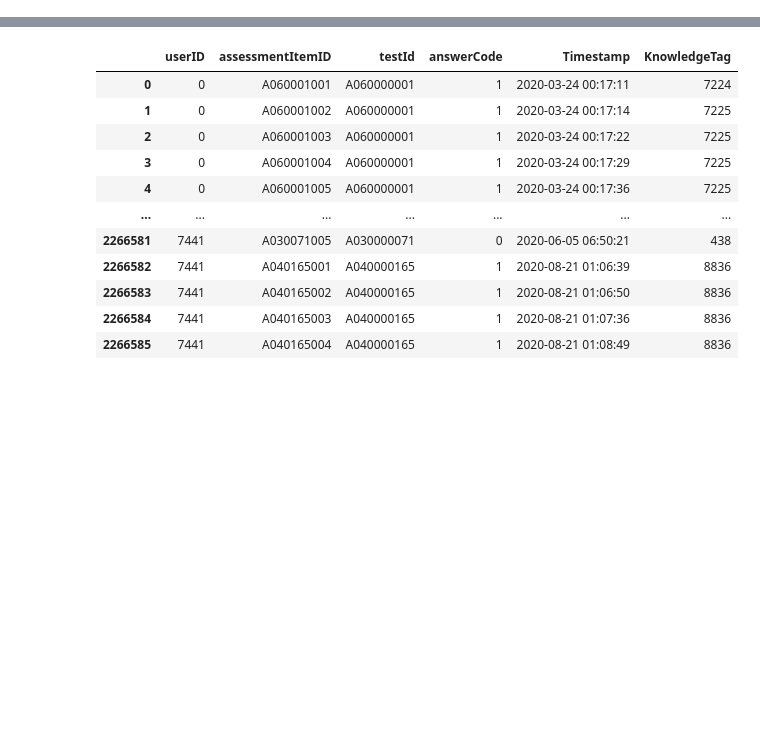
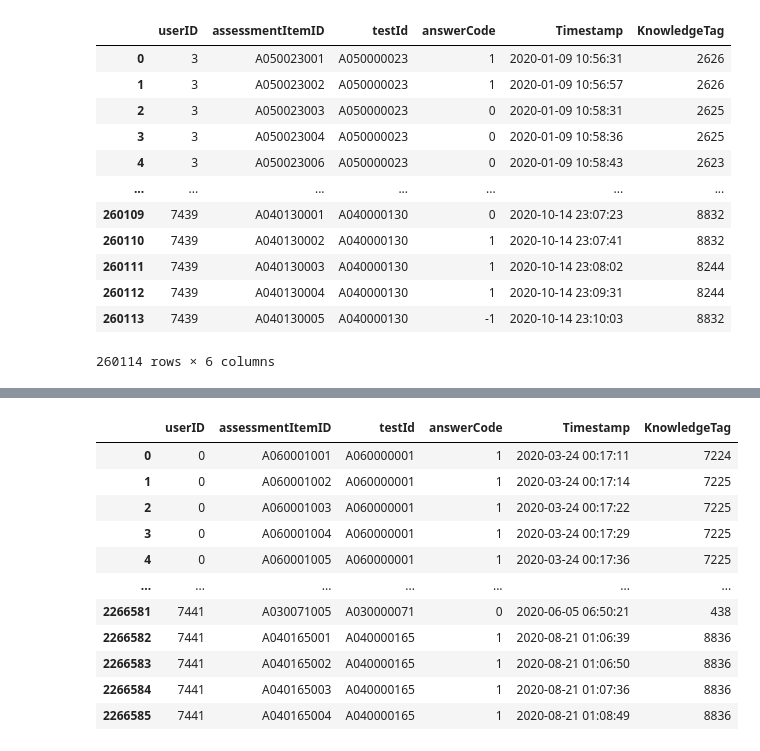
Before and after one commit to boostcampaitech4lv23recsys1/level2_dkt_recsys-level2-recsys-04, a Jupyter notebook: EDA/bae_eda.ipynb, the cells around one changed output, grey strips where cells are left out. Cells and saved outputs as stored; diff of their text form; code cells hidden in the pictures; blank space fills up the shorter version.

```diff
--- a/EDA/bae_eda.ipynb
+++ b/EDA/bae_eda.ipynb
@@ -1,9 +1,24 @@
 # %%
 import numpy as np
 import pandas as pd
 
 
 path = '/opt/ml/input/data/'
 
-train = pd.read_csv(path + 'train_data.csv')
-test = pd.read_csv(path + 'test_data.csv')
+train = pd.read_csv(path + 'train_data.csv', parse_dates=["Timestamp"])
+test = pd.read_csv(path + 'test_data.csv', parse_dates=["Timestamp"])
+test
+# %% [output]
+|  | userID | assessmentItemID | testId | answerCode | Timestamp | KnowledgeTag |
+| 0 | 3 | A050023001 | A050000023 | 1 | 2020-01-09 10:56:31 | 2626 |
+| 1 | 3 | A050023002 | A050000023 | 1 | 2020-01-09 10:56:57 | 2626 |
+| 2 | 3 | A050023003 | A050000023 | 0 | 2020-01-09 10:58:31 | 2625 |
+| 3 | 3 | A050023004 | A050000023 | 0 | 2020-01-09 10:58:36 | 2625 |
+| 4 | 3 | A050023006 | A050000023 | 0 | 2020-01-09 10:58:43 | 2623 |
+| ... | ... | ... | ... | ... | ... | ... |
+| 260109 | 7439 | A040130001 | A040000130 | 0 | 2020-10-14 23:07:23 | 8832 |
+| 260110 | 7439 | A040130002 | A040000130 | 1 | 2020-10-14 23:07:41 | 8832 |
+| 260111 | 7439 | A040130003 | A040000130 | 1 | 2020-10-14 23:08:02 | 8244 |
+| 260112 | 7439 | A040130004 | A040000130 | 1 | 2020-10-14 23:09:31 | 8244 |
+| 260113 | 7439 | A040130005 | A040000130 | -1 | 2020-10-14 23:10:03 | 8832 |
+260114 rows × 6 columns
```
Also changed, not shown: parts of 20 cells of this notebook, 2 other files.
